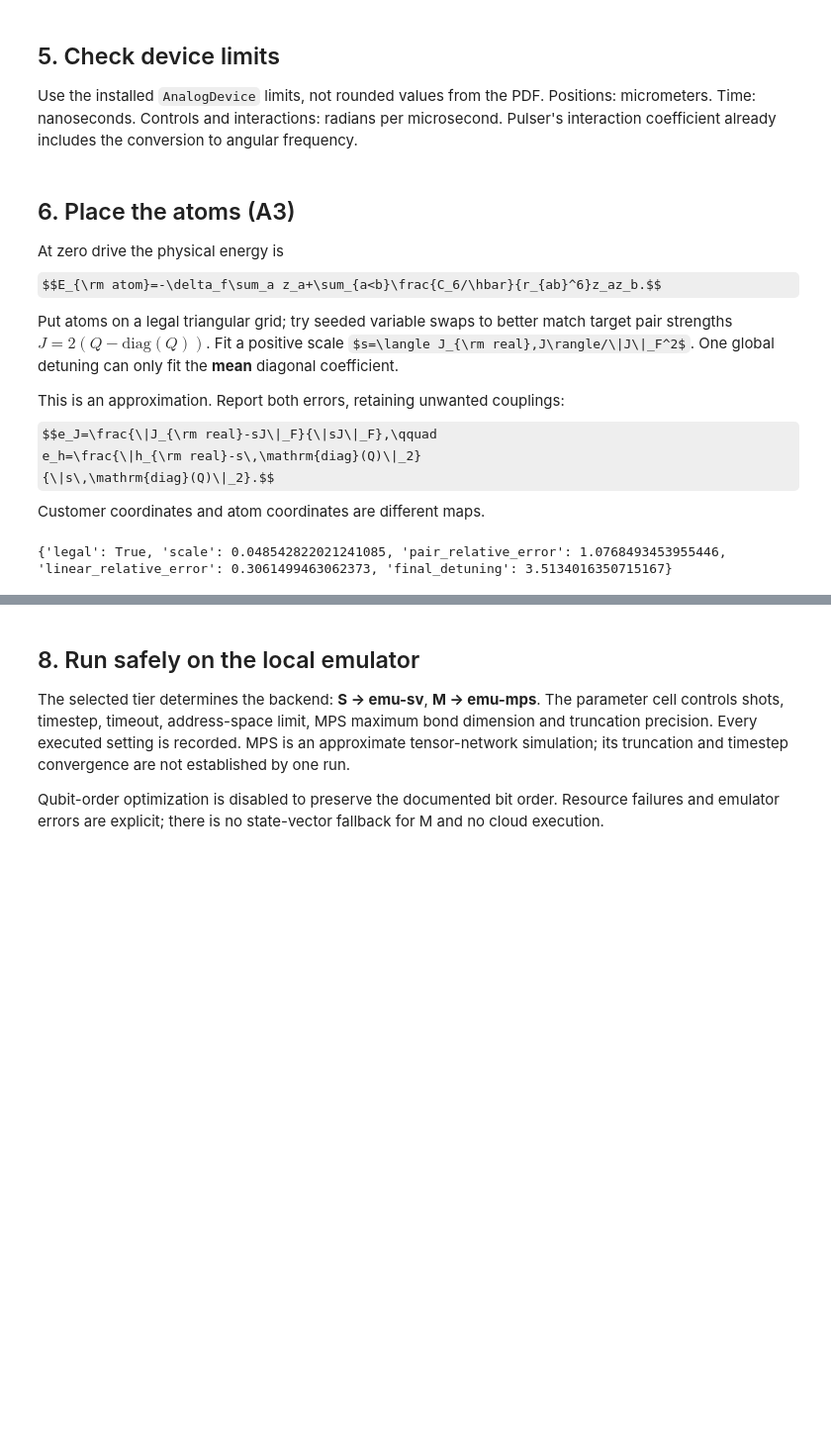
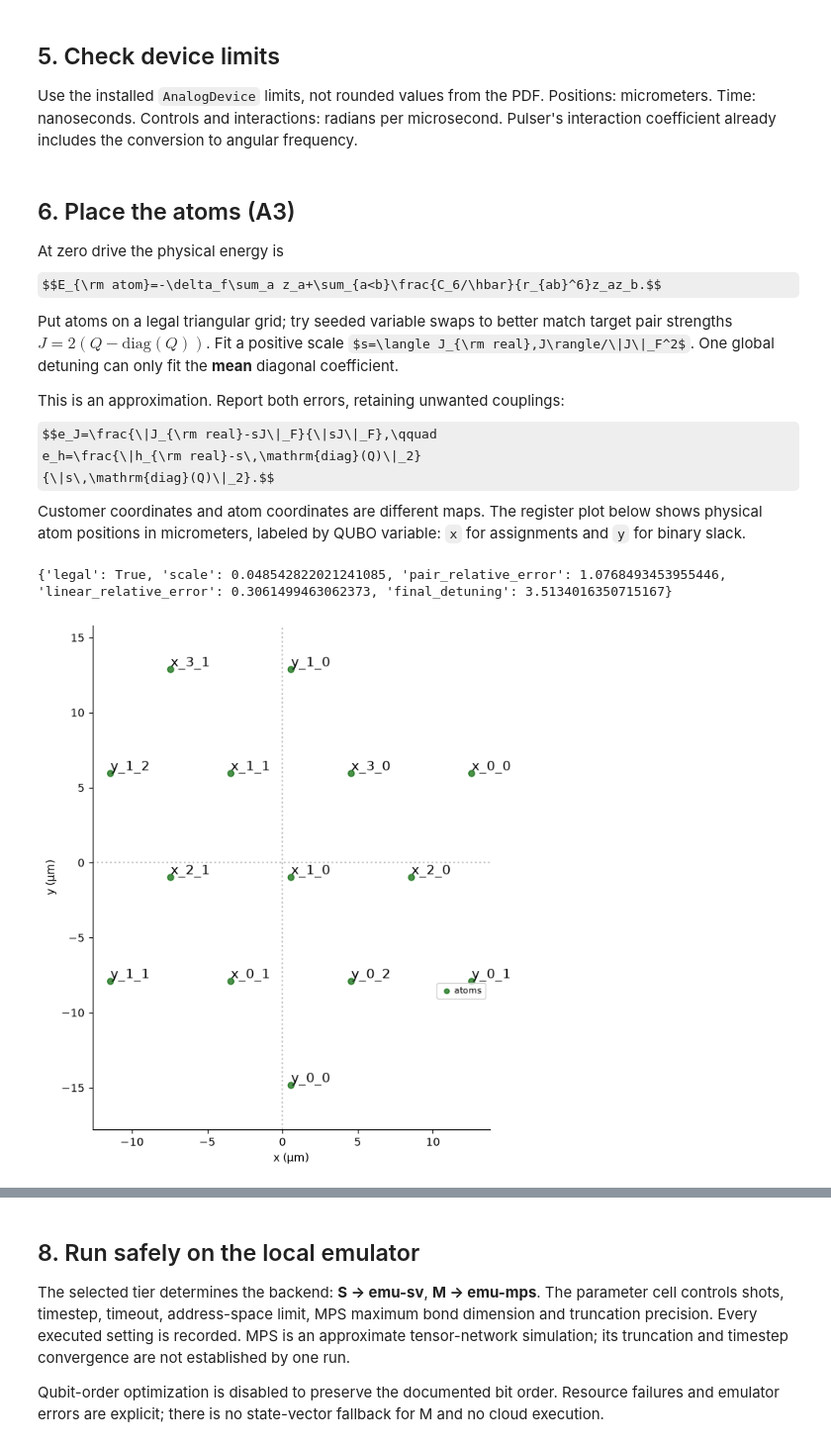
Before and after one commit to jkingd0n/duquantum_hack_2026, a Jupyter notebook: track_a/quantum_capacity_constrained_clustering.ipynb, the cells around one changed output, grey strips where cells are left out. Shown at 99% size. Saved outputs shown, nothing was run; the diff lists cells and outputs as text; code cells hidden in the pictures; some formulas as TeX source; blank space fills up the shorter version.

Commit message:
more visualizations in quantum notebook and explanation on pulse values

```diff
--- a/track_a/quantum_capacity_constrained_clustering.ipynb
+++ b/track_a/quantum_capacity_constrained_clustering.ipynb
@@ -448,6 +448,8 @@ $$e_J=\frac{\|J_{\rm real}-sJ\|_F}{\|sJ\|_F},\qquad
 e_h=\frac{\|h_{\rm real}-s\,\mathrm{diag}(Q)\|_2}
 {\|s\,\mathrm{diag}(Q)\|_2}.$$
 Customer coordinates and atom coordinates are different maps.
+The register plot below shows physical atom positions in micrometers,
+labeled by QUBO variable: `x` for assignments and `y` for binary slack.
 # %%
 def embedding(qubo: Qubo, seed: int, swaps: int = EMBEDDING_SWAPS) -> dict:
     """Fit atom permutation on a legal triangular grid, then a positive scale."""
@@ -517,9 +519,13 @@ def embedding(qubo: Qubo, seed: int, swaps: int = EMBEDDING_SWAPS) -> dict:
 # %%
 layout = embedding(qubo, seed)
 print({key: layout[key] for key in
        ("legal", "scale", "pair_relative_error", "linear_relative_error", "final_detuning")})
+atom_register = Register(dict(zip(layout["variable_order"], layout["coordinates_um"], strict=True)))
+AnalogDevice.validate_register(atom_register)
+atom_register.draw()
 # %% [output]
 {'legal': True, 'scale': 0.048542822021241085, 'pair_relative_error': 1.0768493453955446, 'linear_relative_error': 0.3061499463062373, 'final_detuning': 3.5134016350715167}
+[figure, added]
 # %% [markdown]
 ## 7. Define the laser pulse (A4)
 
```
Also changed, not shown: parts of 2 cells of this notebook.
